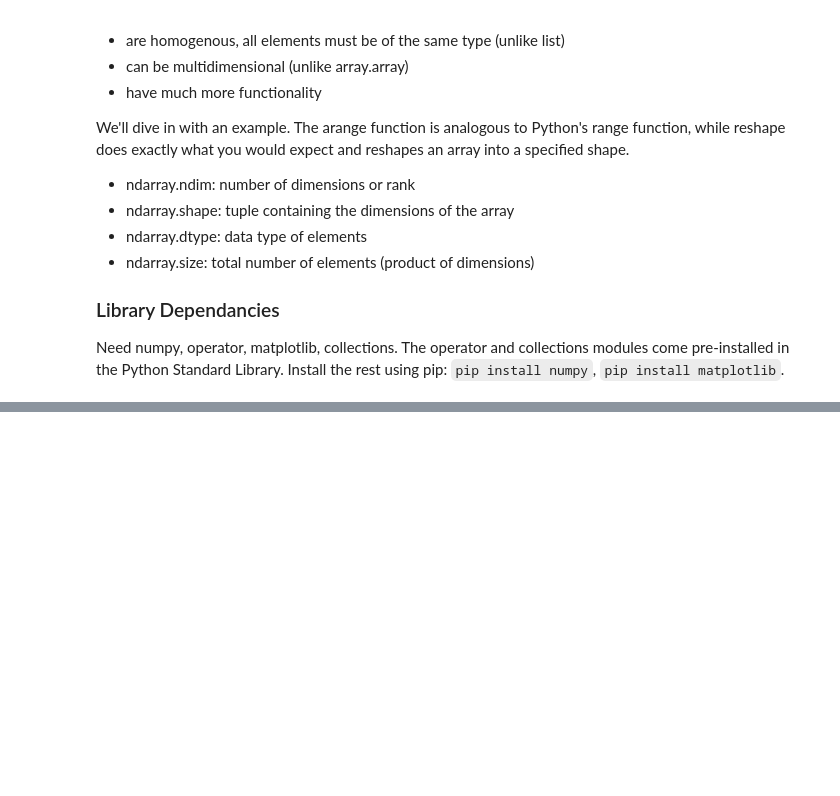
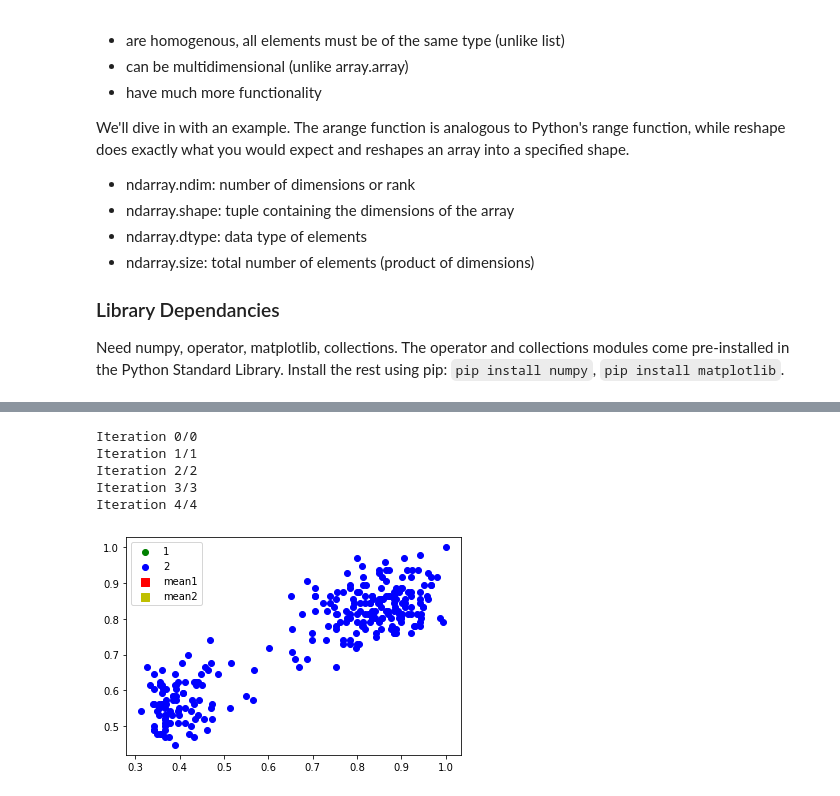
Before and after one commit to Dybton/k-means-clustering, a Jupyter notebook: k-means-clustering.ipynb, the cells around one changed output, grey strips where cells are left out. Cells and saved outputs as stored; diff of their text form; code cells hidden in the pictures; blank space fills up the shorter version.

Commit message:
Finished the k-means clustering

```diff
--- a/k-means-clustering.ipynb
+++ b/k-means-clustering.ipynb
@@ -213,7 +22,0 @@ ___________
-# %%
-e = testPoint.eruptions
-w = testPoint.waiting
-
-r = df[(df.eruptions == e) & (df.waiting == w)]
-i = r
-i.index[0]
@@ -221,0 +93,43 @@ i.index[0]
+# %%
+def updateMean(df):
+    """
+    df is the dataframe of points containing the assigned classes
+    return updated mean1 and mean2 based on the value in column 'class'. mean1 and mean2 should still be pandas dataframes (or pandas series)
+    """
+    m1 = df.loc[df['class']==0].mean()
+    m2 = df.loc[df['class']==1].mean()
+
+    return m1, m2
+# %%
+def Kmeans(df,iterations):
+    mean1,mean2 = initializeMeans(df)
+
+    for iteration in range(iterations): # Change this when implementing how many times it should recalculate the mean
+
+        print("Iteration {}/{}".format(iteration,iteration))
+
+        for i in range(len(df)):
+            df = euclideanDist(df,i,mean1,mean2)
+
+        mean1,mean2 = updateMean(df)
+
+    return df,mean1,mean2
+
+df,mean1,mean2 = Kmeans(df,5)
+
+plt.clf()
+plt.scatter(df.loc[df['class'] == 1]['eruptions'],df.loc[df['class'] == 1]['waiting'],color='g',label='1')  #
+plt.scatter(df.loc[df['class'] == 2]['eruptions'],df.loc[df['class'] == 2]['waiting'],color='b',label='2')  #
+                                                                                                            #
+plt.scatter(mean1['eruptions'],mean1['waiting'],s=70,label='mean1',marker='s',color='r')                    # Visualizing the final class distribution
+plt.scatter(mean2['eruptions'],mean2['waiting'],s=70,label='mean2',marker='s',color='y')                    #
+                                                                                                            #
+plt.legend()                                                                                                #
+plt.show()
+# %% [output]
+Iteration 0/0
+Iteration 1/1
+Iteration 2/2
+Iteration 3/3
+Iteration 4/4
+[figure, added]
```
Also changed, not shown: parts of 6 cells of this notebook, 1 other file.
